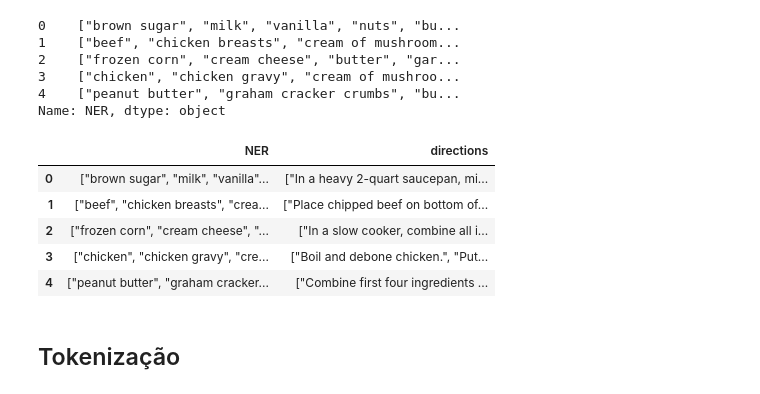
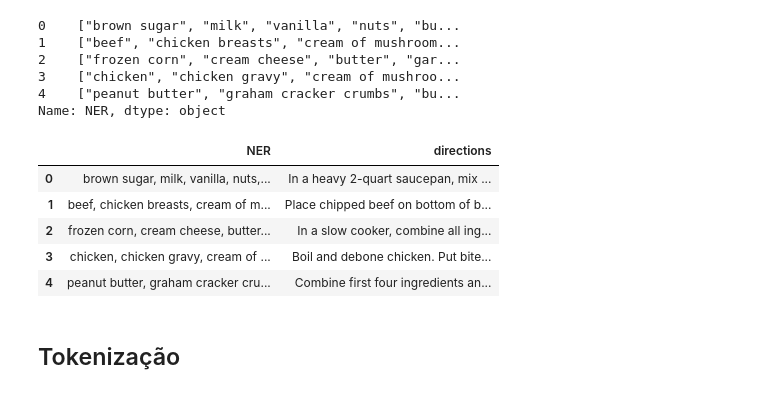
Before and after one commit to Malu-L/Projeto.NLP-2024, a Jupyter notebook: main.ipynb, the cells around one changed output. Saved outputs shown, nothing was run; the diff lists cells and outputs as text; code cells hidden in the pictures.

```diff
--- a/main.ipynb
+++ b/main.ipynb
@@ -75,18 +75,22 @@ df["NER"].head()
 3    ["chicken", "chicken gravy", "cream of mushroo...
 4    ["peanut butter", "graham cracker crumbs", "bu...
 Name: NER, dtype: object
-# %%
-df = df[['NER', 'directions']]
-df = df.dropna()
-
-df.head()
-# %% [output]
-|  | NER | directions |
-| 0 | ["brown sugar", "milk", "vanilla"... | ["In a heavy 2-quart saucepan, mi... |
-| 1 | ["beef", "chicken breasts", "crea... | ["Place chipped beef on bottom of... |
-| 2 | ["frozen corn", "cream cheese", "... | ["In a slow cooker, combine all i... |
-| 3 | ["chicken", "chicken gravy", "cre... | ["Boil and debone chicken.", "Put... |
-| 4 | ["peanut butter", "graham cracker... | ["Combine first four ingredients ... |
+# %%
+df = df[['NER', 'directions']]
+# Concatenate list of directions into a single string
+df['directions'] = df['directions'].apply(lambda x: ' '.join(eval(x)))
+df['NER'] = df['NER'].apply(lambda x: ', '.join(eval(x)))
+
+df = df.dropna()
+
+df.head()
+# %% [output]
+|  | NER | directions |
+| 0 | brown sugar, milk, vanilla, nuts,... | In a heavy 2-quart saucepan, mix ... |
+| 1 | beef, chicken breasts, cream of m... | Place chipped beef on bottom of b... |
+| 2 | frozen corn, cream cheese, butter... | In a slow cooker, combine all ing... |
+| 3 | chicken, chicken gravy, cream of ... | Boil and debone chicken. Put bite... |
+| 4 | peanut butter, graham cracker cru... | Combine first four ingredients an... |
 # %%
 # # shutill para backup antes de sobreencrever o arquivo
 # import shutil
```
Also changed, not shown: parts of 13 cells of this notebook.
